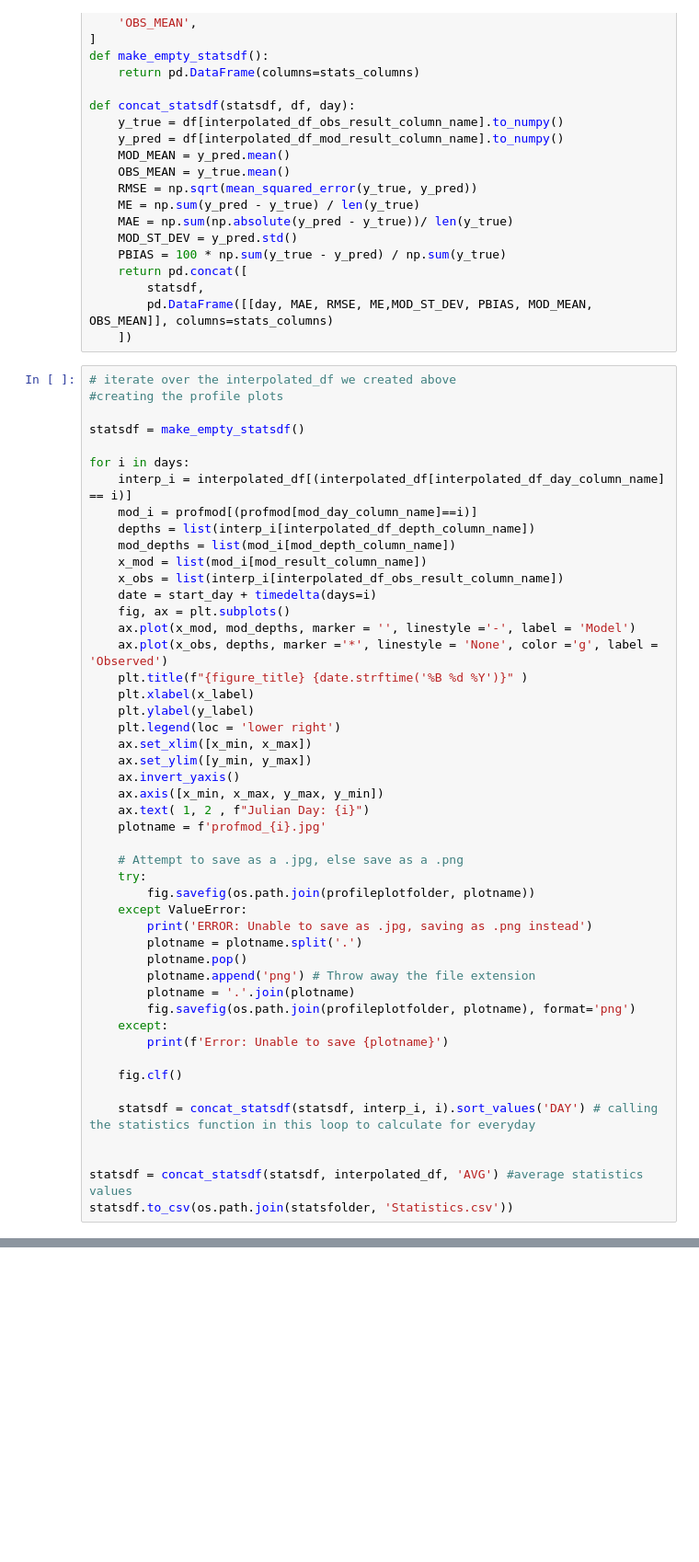
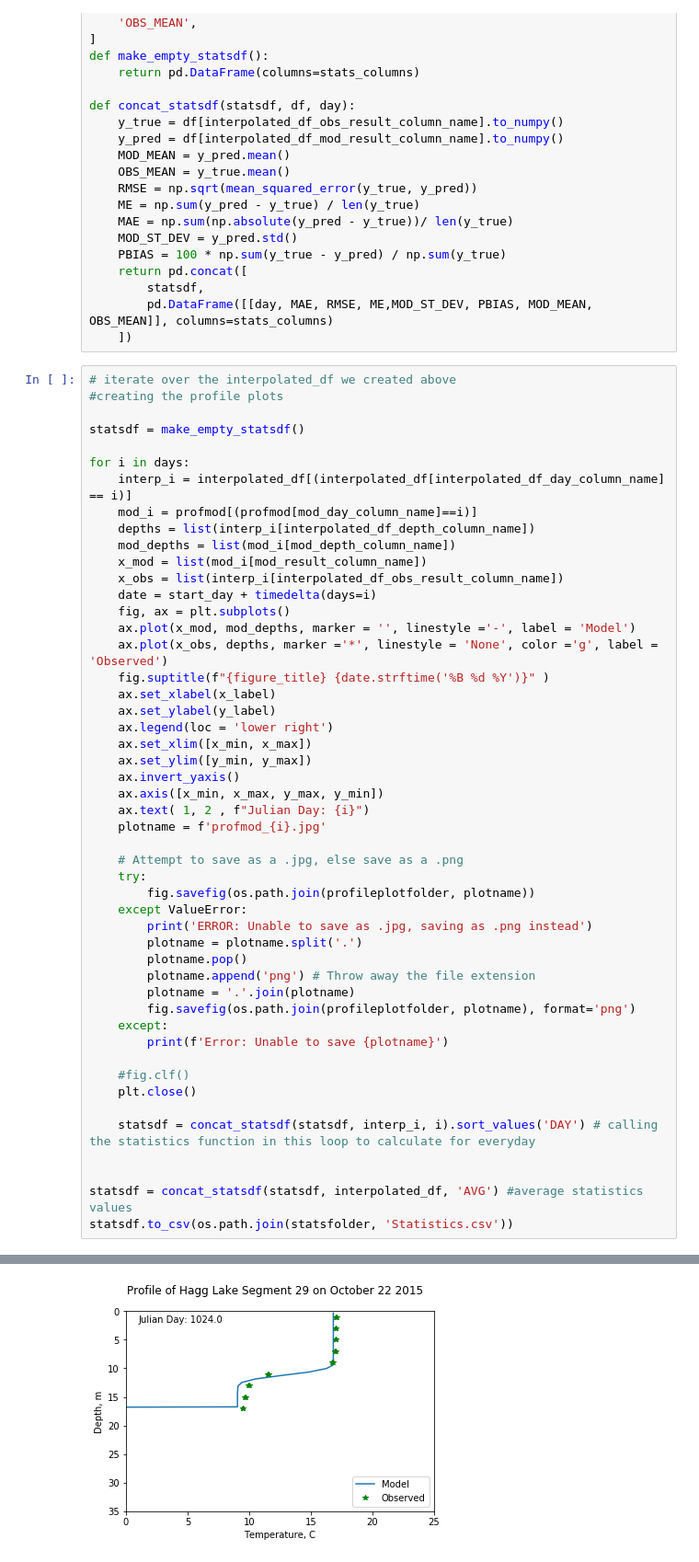
Before and after one commit to jagottlieb/CE-QUAL-W2-Data-Visualization, a Jupyter notebook: CEQUALW2_04_27.ipynb, the cells around one changed output, grey strips where cells are left out. Shown at 92% size. Saved outputs shown, nothing was run; the diff lists cells and outputs as text; blank space fills up the shorter version.

Commit message:
Resolved plt 20 figure runtime bug

```diff
--- a/CEQUALW2_04_27.ipynb
+++ b/CEQUALW2_04_27.ipynb
@@ -233,10 +233,10 @@ for i in days:
     fig, ax = plt.subplots()
     ax.plot(x_mod, mod_depths, marker = '', linestyle ='-', label = 'Model')
     ax.plot(x_obs, depths, marker ='*', linestyle = 'None', color ='g', label = 'Observed')
-    plt.title(f"{figure_title} {date.strftime('%B %d %Y')}" )
-    plt.xlabel(x_label)
-    plt.ylabel(y_label)
-    plt.legend(loc = 'lower right')
+    fig.suptitle(f"{figure_title} {date.strftime('%B %d %Y')}" )
+    ax.set_xlabel(x_label)
+    ax.set_ylabel(y_label)
+    ax.legend(loc = 'lower right')
     ax.set_xlim([x_min, x_max])
     ax.set_ylim([y_min, y_max])
     ax.invert_yaxis()
@@ -257,7 +257,8 @@ for i in days:
     except:
         print(f'Error: Unable to save {plotname}')
 
-    fig.clf()
+    #fig.clf()
+    plt.close()
 
     statsdf = concat_statsdf(statsdf, interp_i, i).sort_values('DAY') # calling the statistics function in this loop to calculate for everyday
 
@@ -317,3 +271,4 @@ ERROR: Unable to save as .jpg, saving as .png instead
+[figure, added]
 # %%
 # Create Gif of profile plots (Cui Yong, 2020)
 from pathlib import Path
```
Also changed, not shown: parts of 2 cells of this notebook, 1 other file.
